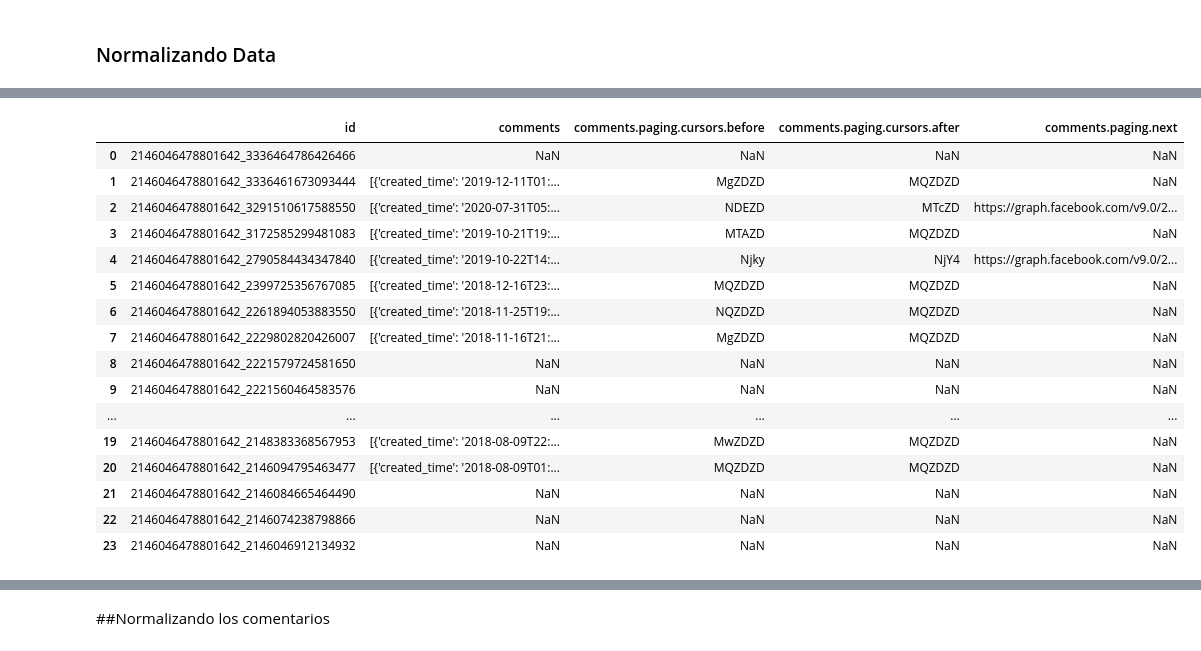
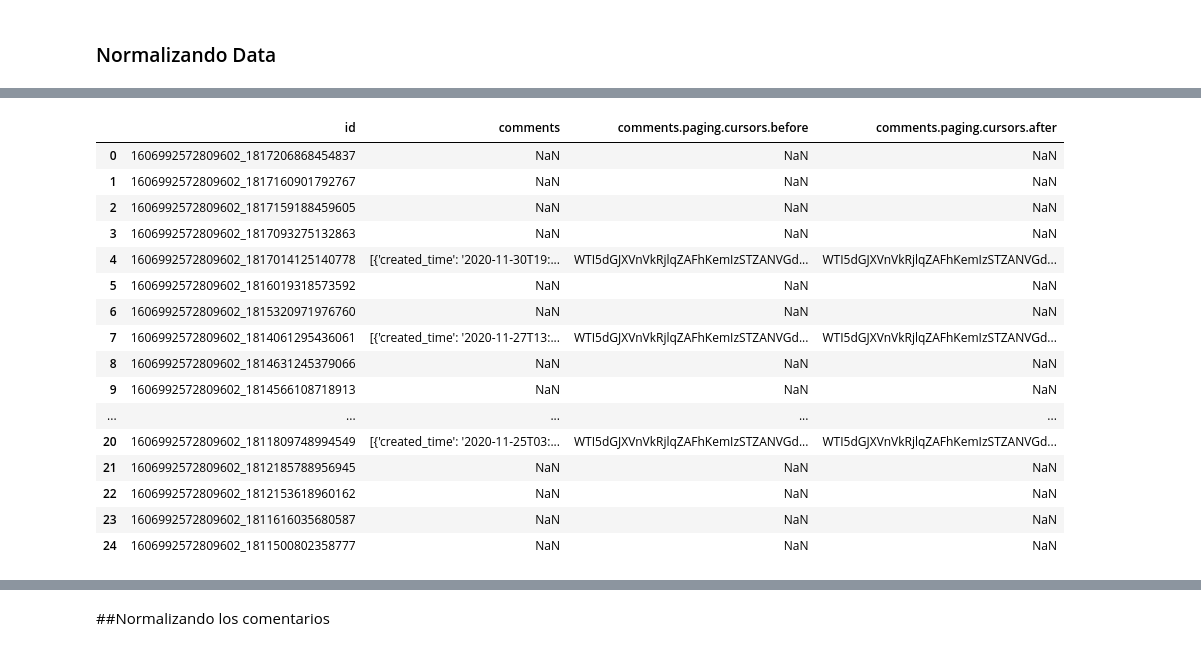
Before and after one commit to sergio2526/Scrum_WebScraping, a Jupyter notebook: graph_API.ipynb, the cells around one changed output, grey strips where cells are left out. Drawn from its saved outputs; the diff is of its cells as text; code cells hidden in the pictures.

```diff
--- a/graph_API.ipynb
+++ b/graph_API.ipynb
@@ -82,31 +125,30 @@ extract_data_comments(token, graph)
 # %%
-
 def normalize_data_posts_comments():
 
   path = r'data_comments.json'
   with open(path) as data:
       d = json.load(data)
 
-  df_comments = pd.json_normalize(d['posts']['data'])
+  df_comments = pd.json_normalize(d['feed']['data'])
   df_comments.rename(columns={'comments.data':'comments'},inplace=True)
   return df_comments
 
 normalize_data_posts_comments()
 # %% [output]
-|  | id | comments | comments.paging.cursors.before | comments.paging.cursors.after | comments.paging.next |
-| 0 | 2146046478801642_3336464786426466 | NaN | NaN | NaN | NaN |
-| 1 | 2146046478801642_3336461673093444 | [{'created_time': '2019-12-11T01:... | MgZDZD | MQZDZD | NaN |
-| 2 | 2146046478801642_3291510617588550 | [{'created_time': '2020-07-31T05:... | NDEZD | MTcZD | https://graph.facebook.com/v9.0/2... |
-| 3 | 2146046478801642_3172585299481083 | [{'created_time': '2019-10-21T19:... | MTAZD | MQZDZD | NaN |
-| 4 | 2146046478801642_2790584434347840 | [{'created_time': '2019-10-22T14:... | Njky | NjY4 | https://graph.facebook.com/v9.0/2... |
-| 5 | 2146046478801642_2399725356767085 | [{'created_time': '2018-12-16T23:... | MQZDZD | MQZDZD | NaN |
-| 6 | 2146046478801642_2261894053883550 | [{'created_time': '2018-11-25T19:... | NQZDZD | MQZDZD | NaN |
-| 7 | 2146046478801642_2229802820426007 | [{'created_time': '2018-11-16T21:... | MgZDZD | MQZDZD | NaN |
-| 8 | 2146046478801642_2221579724581650 | NaN | NaN | NaN | NaN |
-| 9 | 2146046478801642_2221560464583576 | NaN | NaN | NaN | NaN |
-| ... | ... | ... | ... | ... | ... |
-| 19 | 2146046478801642_2148383368567953 | [{'created_time': '2018-08-09T22:... | MwZDZD | MQZDZD | NaN |
-| 20 | 2146046478801642_2146094795463477 | [{'created_time': '2018-08-09T01:... | MQZDZD | MQZDZD | NaN |
-| 21 | 2146046478801642_2146084665464490 | NaN | NaN | NaN | NaN |
-| 22 | 2146046478801642_2146074238798866 | NaN | NaN | NaN | NaN |
-| 23 | 2146046478801642_2146046912134932 | NaN | NaN | NaN | NaN |
+|  | id | comments | comments.paging.cursors.before | comments.paging.cursors.after |
+| 0 | 1606992572809602_1817206868454837 | NaN | NaN | NaN |
+| 1 | 1606992572809602_1817160901792767 | NaN | NaN | NaN |
+| 2 | 1606992572809602_1817159188459605 | NaN | NaN | NaN |
+| 3 | 1606992572809602_1817093275132863 | NaN | NaN | NaN |
+| 4 | 1606992572809602_1817014125140778 | [{'created_time': '2020-11-30T19:... | WTI5dGJXVnVkRjlqZAFhKemIzSTZANVGd... | WTI5dGJXVnVkRjlqZAFhKemIzSTZANVGd... |
+| 5 | 1606992572809602_1816019318573592 | NaN | NaN | NaN |
+| 6 | 1606992572809602_1815320971976760 | NaN | NaN | NaN |
+| 7 | 1606992572809602_1814061295436061 | [{'created_time': '2020-11-27T13:... | WTI5dGJXVnVkRjlqZAFhKemIzSTZANVGd... | WTI5dGJXVnVkRjlqZAFhKemIzSTZANVGd... |
+| 8 | 1606992572809602_1814631245379066 | NaN | NaN | NaN |
+| 9 | 1606992572809602_1814566108718913 | NaN | NaN | NaN |
+| ... | ... | ... | ... | ... |
+| 20 | 1606992572809602_1811809748994549 | [{'created_time': '2020-11-25T03:... | WTI5dGJXVnVkRjlqZAFhKemIzSTZANVGd... | WTI5dGJXVnVkRjlqZAFhKemIzSTZANVGd... |
+| 21 | 1606992572809602_1812185788956945 | NaN | NaN | NaN |
+| 22 | 1606992572809602_1812153618960162 | NaN | NaN | NaN |
+| 23 | 1606992572809602_1811616035680587 | NaN | NaN | NaN |
+| 24 | 1606992572809602_1811500802358777 | NaN | NaN | NaN |
```
Also changed, not shown: parts of 19 cells of this notebook.
